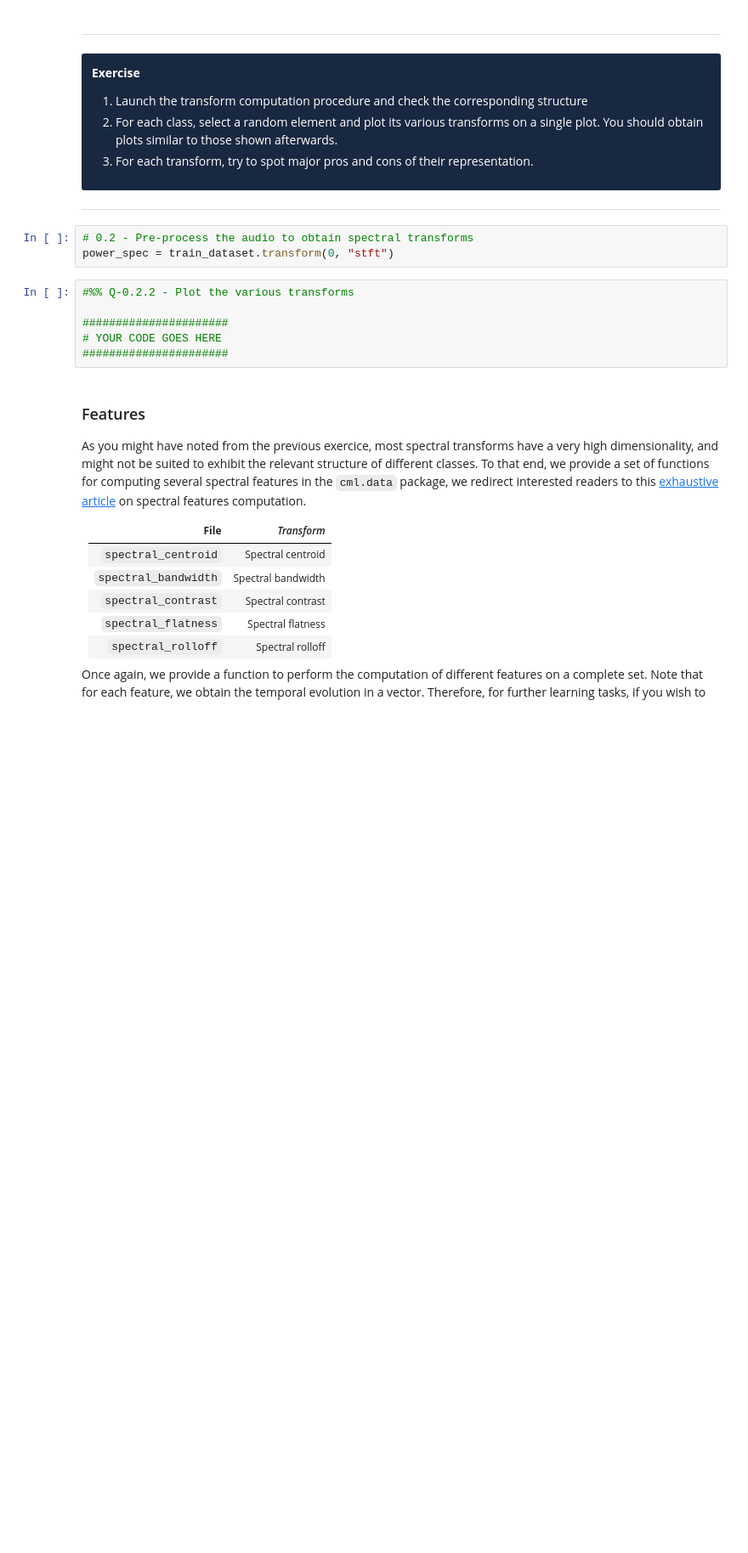
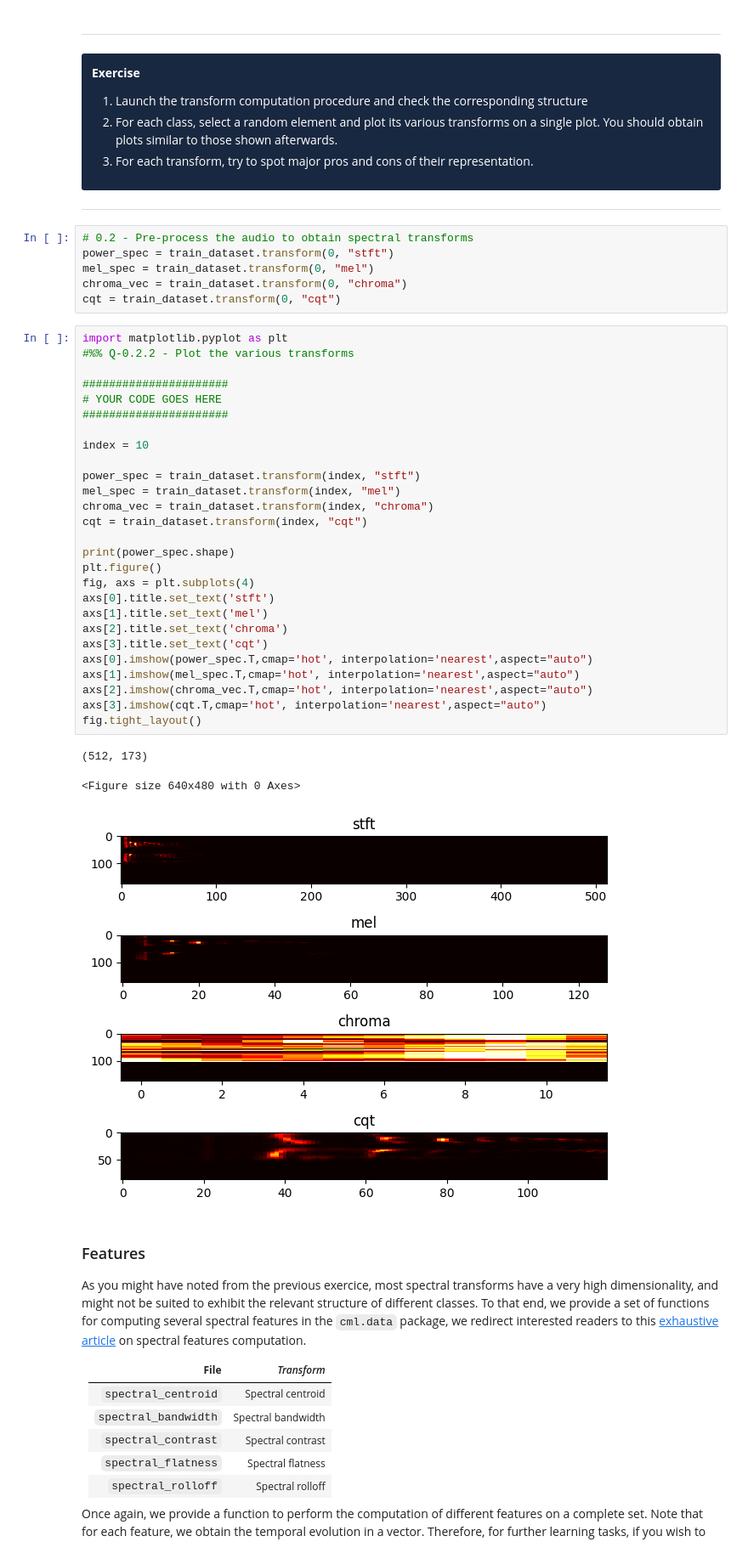
Before and after one commit to Oatsty/creative_ml, a Jupyter notebook: 01a_machine_learning.ipynb, the cells around one changed output. Shown at 85% size. Saved outputs shown, nothing was run; the diff lists cells and outputs as text; blank space fills up the shorter version.

```diff
--- a/01a_machine_learning.ipynb
+++ b/01a_machine_learning.ipynb
@@ -1190,12 +1197,40 @@ dataset.transform(index, name)
 # %%
 # 0.2 - Pre-process the audio to obtain spectral transforms
 power_spec = train_dataset.transform(0, "stft")
+mel_spec = train_dataset.transform(0, "mel")
+chroma_vec = train_dataset.transform(0, "chroma")
+cqt = train_dataset.transform(0, "cqt")
-# %%
-#%% Q-0.2.2 - Plot the various transforms
-
-######################
-# YOUR CODE GOES HERE
-######################
+# %%
+import matplotlib.pyplot as plt
+#%% Q-0.2.2 - Plot the various transforms
+
+######################
+# YOUR CODE GOES HERE
+######################
+
+index = 10
+
+power_spec = train_dataset.transform(index, "stft")
+mel_spec = train_dataset.transform(index, "mel")
+chroma_vec = train_dataset.transform(index, "chroma")
+cqt = train_dataset.transform(index, "cqt")
+
+print(power_spec.shape)
+plt.figure()
+fig, axs = plt.subplots(4)
+axs[0].title.set_text('stft')
+axs[1].title.set_text('mel')
+axs[2].title.set_text('chroma')
+axs[3].title.set_text('cqt')
+axs[0].imshow(power_spec.T,cmap='hot', interpolation='nearest',aspect="auto")
+axs[1].imshow(mel_spec.T,cmap='hot', interpolation='nearest',aspect="auto")
+axs[2].imshow(chroma_vec.T,cmap='hot', interpolation='nearest',aspect="auto")
+axs[3].imshow(cqt.T,cmap='hot', interpolation='nearest',aspect="auto")
+fig.tight_layout()
+# %% [output]
+(512, 173)
+<Figure size 640x480 with 0 Axes>
+[figure, added]
 # %% [markdown]
 ### Features
 
```
Also changed, not shown: parts of 16 cells of this notebook.
